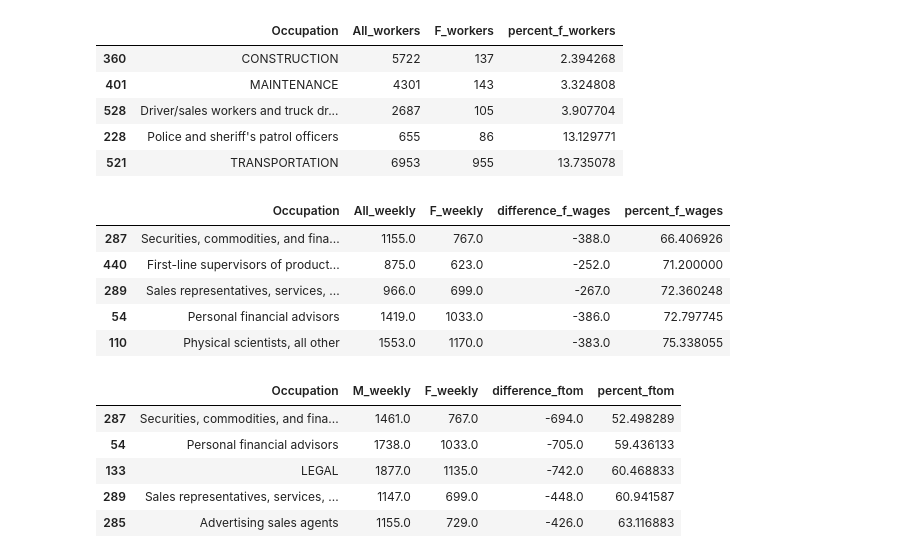
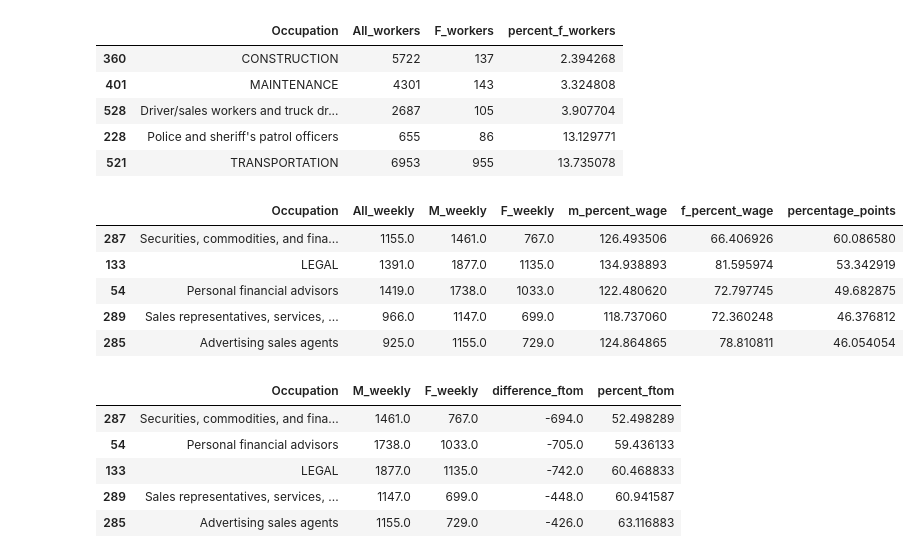
Before and after one commit to yhelen/fictional-octo-broccoli, a Jupyter notebook: analyzation-of-gender-pay-gap.ipynb, the cells around one changed output. Drawn from its saved outputs; the diff is of its cells as text; code cells hidden in the pictures.

```diff
--- a/analyzation-of-gender-pay-gap.ipynb
+++ b/analyzation-of-gender-pay-gap.ipynb
@@ -62,11 +64,16 @@ sorted_worker.head()
 | 228 | Police and sheriff's patrol officers | 655 | 86 | 13.129771 |
 | 521 | TRANSPORTATION | 6953 | 955 | 13.735078 |
 # %%
-def percent_female_wage(row):
-    return row['F_weekly'] * 100.0 / row['All_weekly']
+def m_percent(row):
+    m = row['M_weekly'] * 100 / row['All_weekly']
+    return m
 
-def percent_ftom(row):
-    return row['F_weekly'] * 100.0 / row['M_weekly']
+def f_percent(row):
+    f = row['F_weekly'] *100 / row['All_weekly']
+    return f
+
+def percentage_points(row):
+    return row['m_percent_wage'] - row['w_percent_wage']
 
 def difference_female_wage(row):
     return row['F_weekly'] - row["All_weekly"]
@@ -74,18 +81,19 @@ def difference_female_wage(row):
 def difference_ftom(row):
     return row["F_weekly"] - row['M_weekly']
 # %%
-all_wages['percent_f_wages'] = all_wages.apply(lambda row: percent_female_wage(row), axis=1)
-all_wages['difference_f_wages'] = all_wages.apply(lambda row: difference_female_wage(row), axis=1)
-percent_wage = all_wages[['Occupation','All_weekly','F_weekly', 'difference_f_wages','percent_f_wages']]
-sorted_wage = percent_wage.sort_values(by=['percent_f_wages','difference_f_wages'])
+all_wages['m_percent_wage'] = all_wages.apply(lambda row: m_percent(row), axis=1)
+all_wages['f_percent_wage'] = all_wages.apply(lambda row: f_percent(row), axis=1)
+all_wages['percentage_points'] = all_wages.apply(lambda row: percentage_points(row), axis=1)
+percent_wage = all_wages[['Occupation','All_weekly','M_weekly','F_weekly', 'm_percent_wage','f_percent_wage','percentage_points']]
+sorted_wage = percent_wage.sort_values(by=['percentage_points'],ascending=False)
 sorted_wage.head()
 # %% [output]
-|  | Occupation | All_weekly | F_weekly | difference_f_wages | percent_f_wages |
-| 287 | Securities, commodities, and fina... | 1155.0 | 767.0 | -388.0 | 66.406926 |
-| 440 | First-line supervisors of product... | 875.0 | 623.0 | -252.0 | 71.200000 |
-| 289 | Sales representatives, services, ... | 966.0 | 699.0 | -267.0 | 72.360248 |
-| 54 | Personal financial advisors | 1419.0 | 1033.0 | -386.0 | 72.797745 |
-| 110 | Physical scientists, all other | 1553.0 | 1170.0 | -383.0 | 75.338055 |
+|  | Occupation | All_weekly | M_weekly | F_weekly | m_percent_wage | f_percent_wage | percentage_points |
+| 287 | Securities, commodities, and fina... | 1155.0 | 1461.0 | 767.0 | 126.493506 | 66.406926 | 60.086580 |
+| 133 | LEGAL | 1391.0 | 1877.0 | 1135.0 | 134.938893 | 81.595974 | 53.342919 |
+| 54 | Personal financial advisors | 1419.0 | 1738.0 | 1033.0 | 122.480620 | 72.797745 | 49.682875 |
+| 289 | Sales representatives, services, ... | 966.0 | 1147.0 | 699.0 | 118.737060 | 72.360248 | 46.376812 |
+| 285 | Advertising sales agents | 925.0 | 1155.0 | 729.0 | 124.864865 | 78.810811 | 46.054054 |
 # %%
 all_wages['percent_ftom'] = all_wages.apply(lambda row: percent_ftom(row), axis=1)
 all_wages['difference_ftom'] = all_wages.apply(lambda row: difference_ftom(row), axis=1)
```
Also changed, not shown: parts of 8 cells of this notebook.
